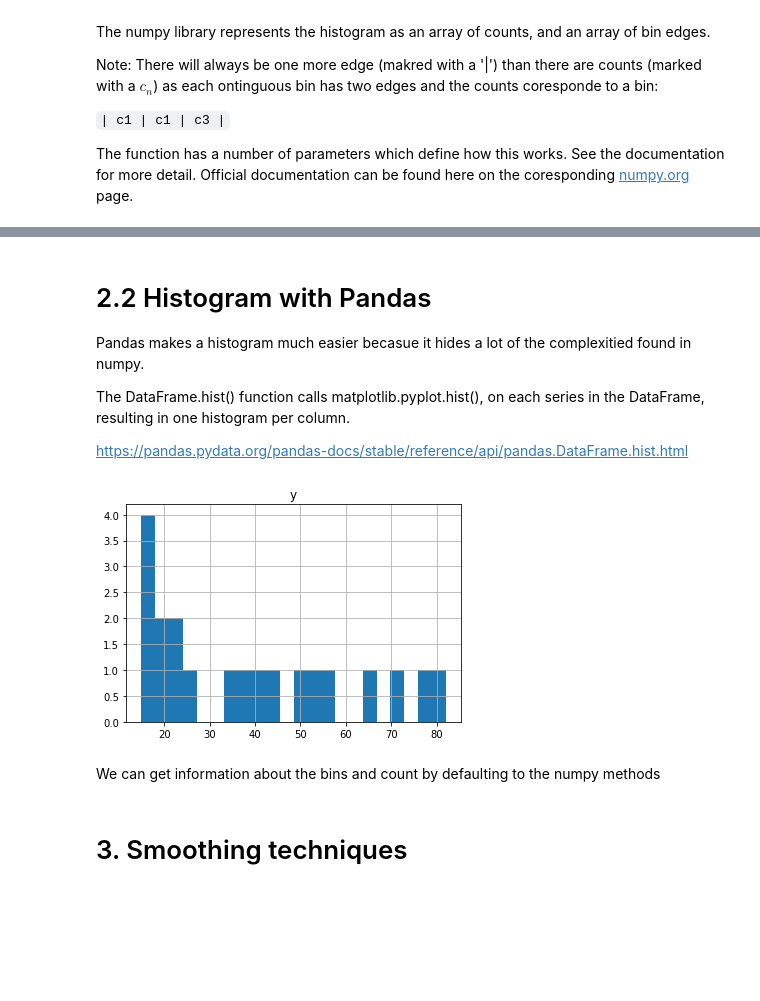
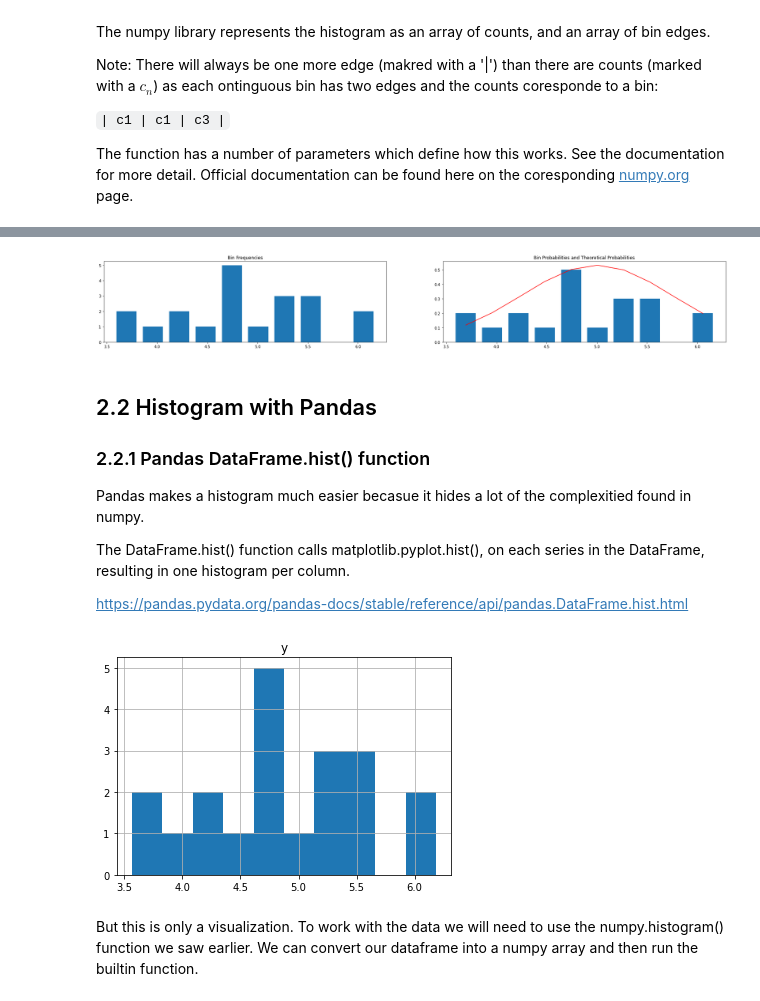
Before and after one commit to taylor-schneider/ml-training-jupyter-notebooks, a Jupyter notebook: Exploratory Data Analysis (EDA)/Histograms and Probability.ipynb, the cells around one changed output, grey strips where cells are left out. Drawn from its saved outputs; the diff is of its cells as text; code cells hidden in the pictures; blank space fills up the shorter version.

Commit message:
Adding norebooks for histograms and GLD

```diff
--- a/Exploratory Data Analysis (EDA)/Histograms and Probability.ipynb
+++ b/Exploratory Data Analysis (EDA)/Histograms and Probability.ipynb
@@ -103,0 +274,17 @@ bins
+# %%
+# Define some population parameters
+mu = 5
+sigma = 0.75
+
+# Create our sample data
+numpy.random.seed(seed=42)
+x = [ 1,  2,  3,  4,  5,  6,  7,  8,  9, 10, 11, 12, 13, 14, 15, 16, 17, 18, 19, 20]
+y = numpy.random.normal(loc=mu, scale=sigma, size=len(x))
+
+# Plot the data
+fig, (ax1, ax2) = pyplot.subplots(nrows=1, ncols=2)
+ax1.scatter(x,y)
+ax2.scatter(y, [0 for x in range(0, len(x))])
+fig.set_figwidth(30)
+ax1.set_title("Scatter")
+ax2.set_title("Distribution");
@@ -121,4 +308,7 @@ import numpy
 # %%
+# Determine how many bins we want to use for our histogram
+bins = 10
+
 # Calculate the counts and bins for our numpy array
 numpy_y = numpy.array(y)
 counts, bin_edges = numpy.histogram(numpy_y, bins=bins)
@@ -243,8 +321,0 @@ at $x=Q(y)$. ans since $x=Q(y)$ we have $y=F(x)$.
-# %%
-# Generate some data
-x = numpy.array([ 1,  2,  3,  4,  5,  6,  7,  8,  9, 10, 11, 12, 13, 14, 15, 16, 17, 18, 19, 20])
-print(x)
-y = numpy.array([ 1,  2,  3,  4,  5,  6,  7,  7,  7,  7,  7,  7,  6,  6,  6,  5,  5,  5,  4, 1])
-numpy.random.seed(seed=42)
-y = numpy.random.normal(loc=5, scale = 2, size=len(x)).astype(int)
-print(y)
@@ -372,5 +355,27 @@ subplot = df.plot("x", "y")
+# %%
+# Calculate our empirical probabilities
+bin_width = numpy.diff(bin_edges, 1)[0]
+emperical_probabilities = counts / bins
+
+# Calculate out theoretical values
+from scipy.stats import norm
+theoretical_probabilities = norm.pdf(bin_midpoints, loc=mu, scale=sigma)
+
+# Plot our data
+fig, (ax1, ax2) = pyplot.subplots(nrows=1, ncols=2)
+fig.set_figwidth(30)
+ax1.set_title("Bin Frequencies")
+ax2.set_title("Bin Probabilities and Theoretical Probabilities");
+bar_container = ax1.bar(bin_midpoints, counts, width = 0.2)
+bar_container = ax2.bar(bin_midpoints, emperical_probabilities, width = 0.2)
+bar_container = ax2.plot(bin_midpoints, theoretical_probabilities, color='red')
+# %% [output]
+[figure, added]
 # %% [markdown]
-# 2.2 Histogram with Pandas
+## 2.2 Histogram with Pandas
+
+### 2.2.1 Pandas DataFrame.hist() function
+
 Pandas makes a histogram much easier becasue it hides a lot of the complexitied found in numpy.
 
 The DataFrame.hist() function calls matplotlib.pyplot.hist(), on each series in the DataFrame, resulting in one histogram per column.
@@ -378,13 +383,11 @@ The DataFrame.hist() function calls matplotlib.pyplot.hist(), on each series in
 https://pandas.pydata.org/pandas-docs/stable/reference/api/pandas.DataFrame.hist.html
 # %%
 import pandas
-df = pandas.DataFrame({"x": x, "y": y})
+df = pandas.DataFrame({"x": x, "y": y,})
 subplots = df.hist("y", bins=bins)
 # %% [output]
-[figure, old version]
+[figure, new version]
-# %% [markdown]
-We can get information about the bins and count by defaulting to the numpy methods
+# %% [markdown]
+But this is only a visualization. To work with the data we will need to use the numpy.histogram() function we saw earlier. We can convert our dataframe into a numpy array and then run the builtin function.
 # %%
 counts, bin_edges = numpy.histogram(df["y"].to_numpy(), bins=bins)
-# %% [markdown]
-# 3. Smoothing techniques
```
Also changed, not shown: parts of 56 cells of this notebook, 12 other files.
